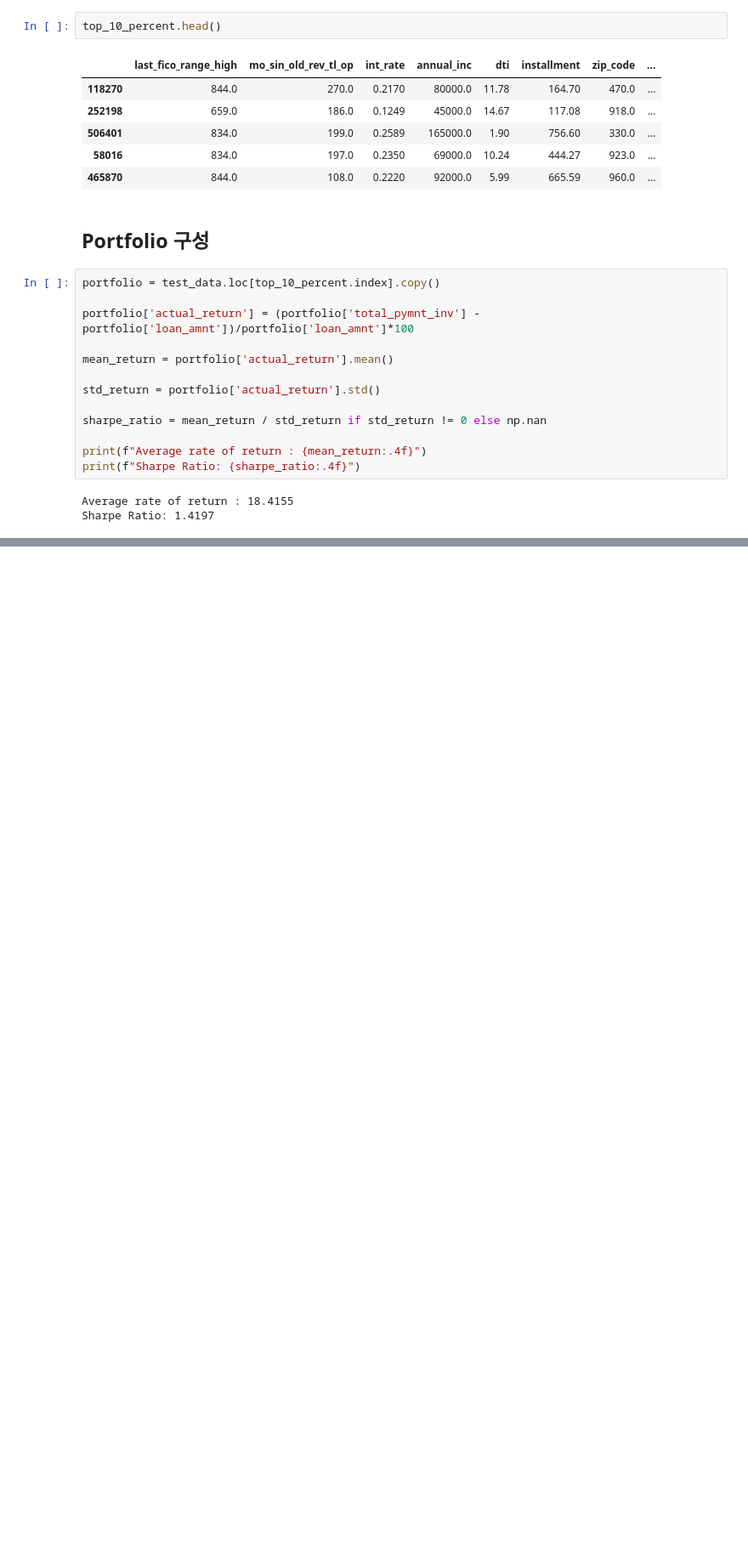
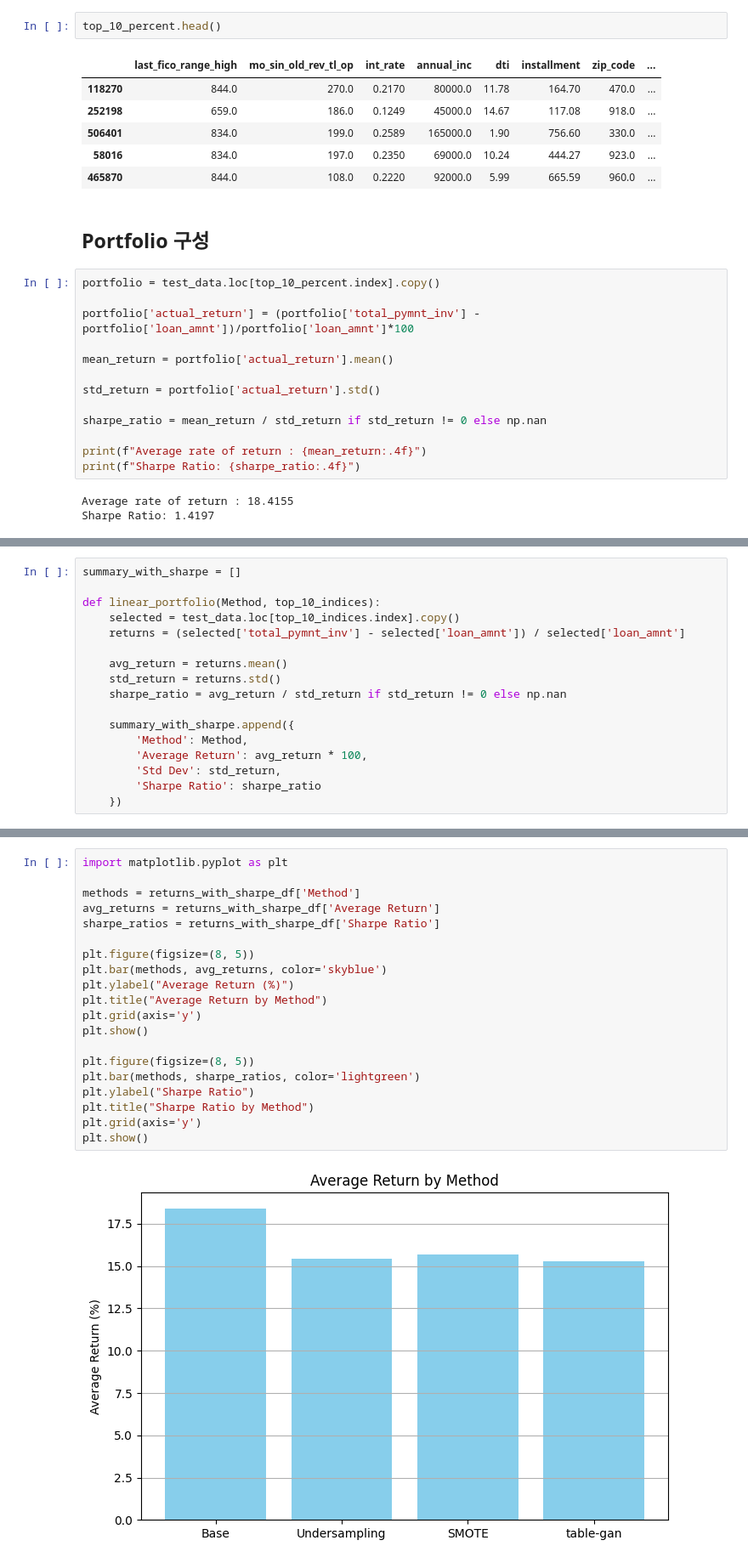
Before and after one commit to Seungminin/Data_Analysis_lending-club, a Jupyter notebook: Paper_code/multi_linear_regression_apply.ipynb, the cells around one changed output, grey strips where cells are left out. Shown at 85% size. Cells and saved outputs as stored; diff of their text form; blank space fills up the shorter version.

Commit message:
average return by using MLR portfolio

```diff
--- a/Paper_code/multi_linear_regression_apply.ipynb
+++ b/Paper_code/multi_linear_regression_apply.ipynb
@@ -282,0 +474,17 @@ Sharpe Ratio: 1.4197
+# %%
+summary_with_sharpe = []
+
+def linear_portfolio(Method, top_10_indices):
+    selected = test_data.loc[top_10_indices.index].copy()
+    returns = (selected['total_pymnt_inv'] - selected['loan_amnt']) / selected['loan_amnt']
+
+    avg_return = returns.mean()
+    std_return = returns.std()
+    sharpe_ratio = avg_return / std_return if std_return != 0 else np.nan
+
+    summary_with_sharpe.append({
+        'Method': Method,
+        'Average Return': avg_return * 100,
+        'Std Dev': std_return,
+        'Sharpe Ratio': sharpe_ratio
+    })
@@ -282,0 +622,22 @@ Sharpe Ratio: 1.4197
+# %%
+import matplotlib.pyplot as plt
+
+methods = returns_with_sharpe_df['Method']
+avg_returns = returns_with_sharpe_df['Average Return']
+sharpe_ratios = returns_with_sharpe_df['Sharpe Ratio']
+
+plt.figure(figsize=(8, 5))
+plt.bar(methods, avg_returns, color='skyblue')
+plt.ylabel("Average Return (%)")
+plt.title("Average Return by Method")
+plt.grid(axis='y')
+plt.show()
+
+plt.figure(figsize=(8, 5))
+plt.bar(methods, sharpe_ratios, color='lightgreen')
+plt.ylabel("Sharpe Ratio")
+plt.title("Sharpe Ratio by Method")
+plt.grid(axis='y')
+plt.show()
+# %% [output]
+[figure, added]
```
Also changed, not shown: parts of 7 cells of this notebook.
